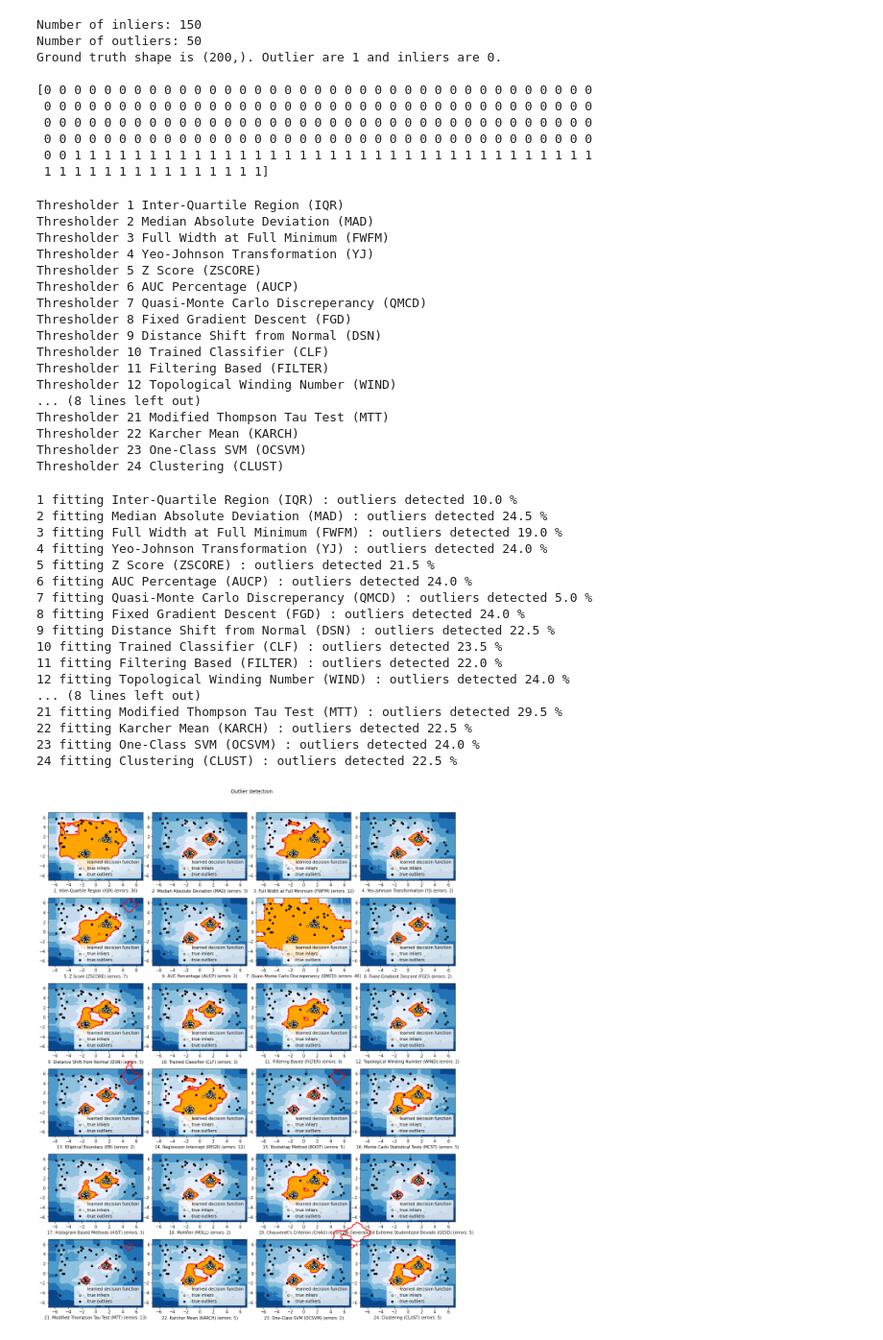
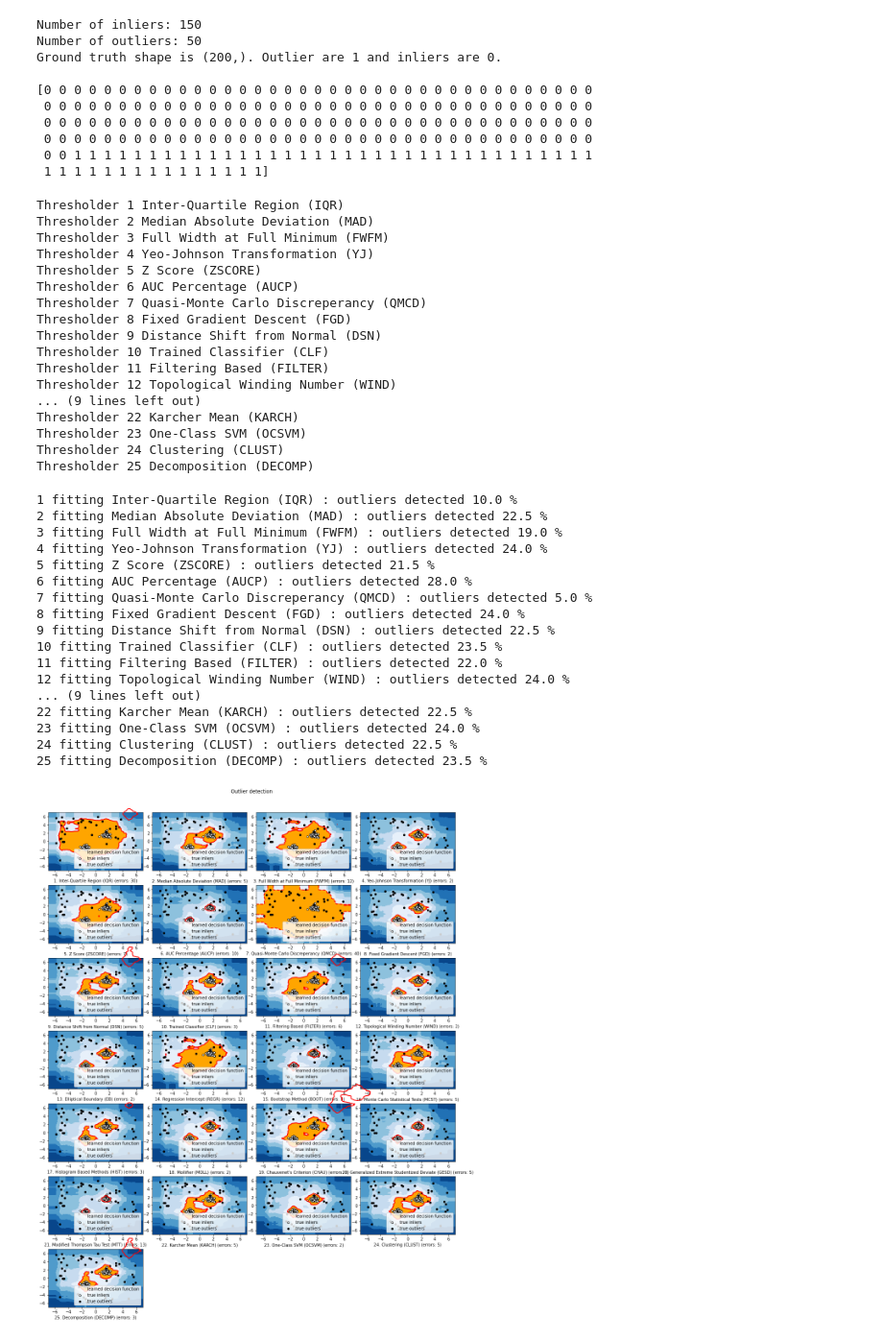
Before and after one commit to KulikDM/pythresh, a Jupyter notebook: notebooks/Compare All Thresholders.ipynb, the cells around one changed output. Shown: that part at 96% size. Cells and saved outputs as stored; diff of their text form; code cells hidden in the pictures.

Commit message:
Added decomp thresholder

```diff
--- a/notebooks/Compare All Thresholders.ipynb
+++ b/notebooks/Compare All Thresholders.ipynb
@@ -132,7 +136,8 @@ thresholders = {
     'Modified Thompson Tau Test (MTT)': MTT(),
     'Karcher Mean (KARCH)': KARCH(),
     'One-Class SVM (OCSVM)': OCSVM(),
-    'Clustering (CLUST)': CLUST()
+    'Clustering (CLUST)': CLUST(),
+    'Decomposition (DECOMP)': DECOMP()
 }
 # %%
 # Show all thresholders
@@ -151,11 +156,11 @@ Thresholder 9 Distance Shift from Normal (DSN)
 Thresholder 10 Trained Classifier (CLF)
 Thresholder 11 Filtering Based (FILTER)
 Thresholder 12 Topological Winding Number (WIND)
-... (8 lines left out)
-Thresholder 21 Modified Thompson Tau Test (MTT)
+... (9 lines left out)
 Thresholder 22 Karcher Mean (KARCH)
 Thresholder 23 One-Class SVM (OCSVM)
 Thresholder 24 Clustering (CLUST)
+Thresholder 25 Decomposition (DECOMP)
 # %%
 # Fit the models with the generated data and
 # compare model performances
@@ -190,7 +195,7 @@ for i, offset in enumerate(clusters_separation):
 
         Z = clf.decision_function(np.c_[xx.ravel(), yy.ravel()]) * -1
         Z = Z.reshape(xx.shape)
-        subplot = plt.subplot(6, 4, i + 1)
+        subplot = plt.subplot(7, 4, i + 1)
         subplot.contourf(xx, yy, Z, levels=np.linspace(Z.min(), threshold, 7),
                          cmap=plt.cm.Blues_r)
         a = subplot.contour(xx, yy, Z, levels=[threshold],
@@ -200,35 +205,35 @@ for i, offset in enumerate(clusters_separation):
         b = subplot.scatter(X[:-n_outliers, 0], X[:-n_outliers, 1], c='white',
                             s=20, edgecolor='k')
         c = subplot.scatter(X[-n_outliers:, 0], X[-n_outliers:, 1], c='black',
                             s=20, edgecolor='k')
         subplot.axis('tight')
         subplot.legend(
             [a.collections[0], b, c],
             ['learned decision function', 'true inliers', 'true outliers'],
             prop=matplotlib.font_manager.FontProperties(size=10),
             loc='lower right')
         subplot.set_xlabel("%d. %s (errors: %d)" % (i + 1, thres_name, n_errors))
         subplot.set_xlim((-7, 7))
         subplot.set_ylim((-7, 7))
     plt.subplots_adjust(0.04, 0.1, 0.96, 0.94, 0.1, 0.26)
     plt.suptitle("Outlier detection")
 plt.show()
 # %% [output]
 1 fitting Inter-Quartile Region (IQR) : outliers detected 10.0 %
-2 fitting Median Absolute Deviation (MAD) : outliers detected 24.5 %
+2 fitting Median Absolute Deviation (MAD) : outliers detected 22.5 %
 3 fitting Full Width at Full Minimum (FWFM) : outliers detected 19.0 %
 4 fitting Yeo-Johnson Transformation (YJ) : outliers detected 24.0 %
 5 fitting Z Score (ZSCORE) : outliers detected 21.5 %
-6 fitting AUC Percentage (AUCP) : outliers detected 24.0 %
+6 fitting AUC Percentage (AUCP) : outliers detected 28.0 %
 7 fitting Quasi-Monte Carlo Discreperancy (QMCD) : outliers detected 5.0 %
 8 fitting Fixed Gradient Descent (FGD) : outliers detected 24.0 %
 9 fitting Distance Shift from Normal (DSN) : outliers detected 22.5 %
 10 fitting Trained Classifier (CLF) : outliers detected 23.5 %
 11 fitting Filtering Based (FILTER) : outliers detected 22.0 %
 12 fitting Topological Winding Number (WIND) : outliers detected 24.0 %
-... (8 lines left out)
-21 fitting Modified Thompson Tau Test (MTT) : outliers detected 29.5 %
+... (9 lines left out)
 22 fitting Karcher Mean (KARCH) : outliers detected 22.5 %
 23 fitting One-Class SVM (OCSVM) : outliers detected 24.0 %
 24 fitting Clustering (CLUST) : outliers detected 22.5 %
+25 fitting Decomposition (DECOMP) : outliers detected 23.5 %
-[figure, old version]
+[figure, new version]
```
Also changed, not shown: parts of 2 cells of this notebook, 13 other files.
